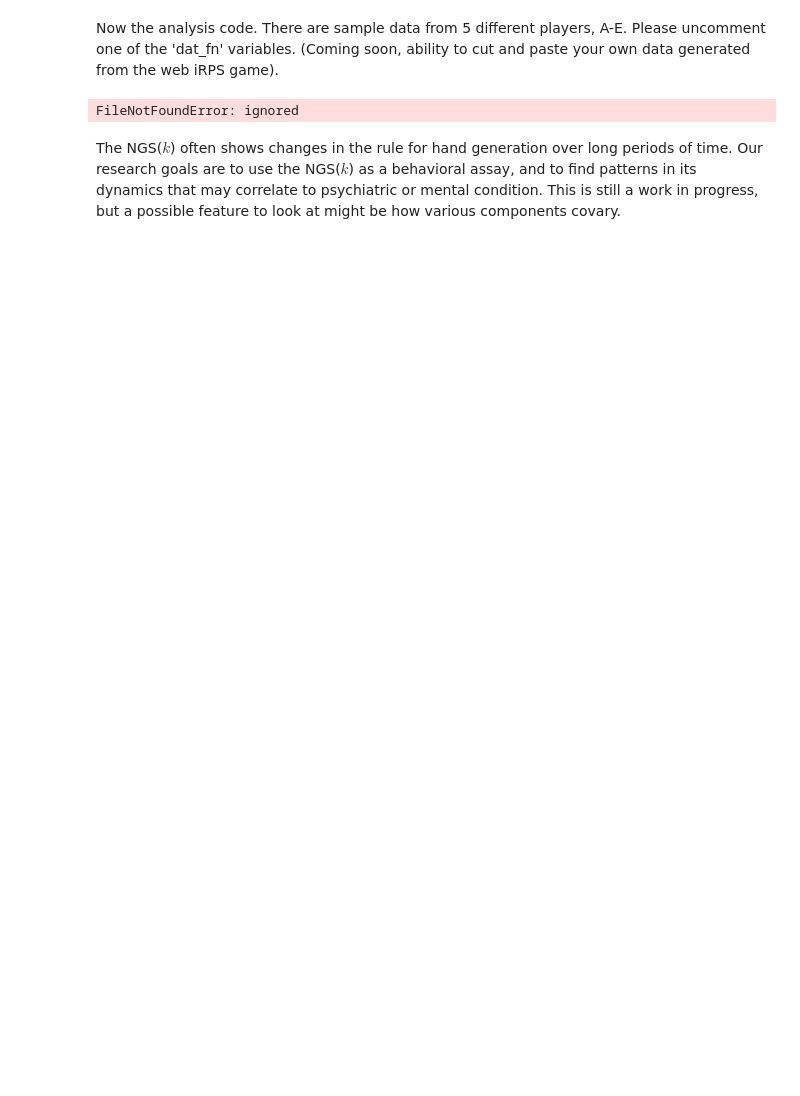
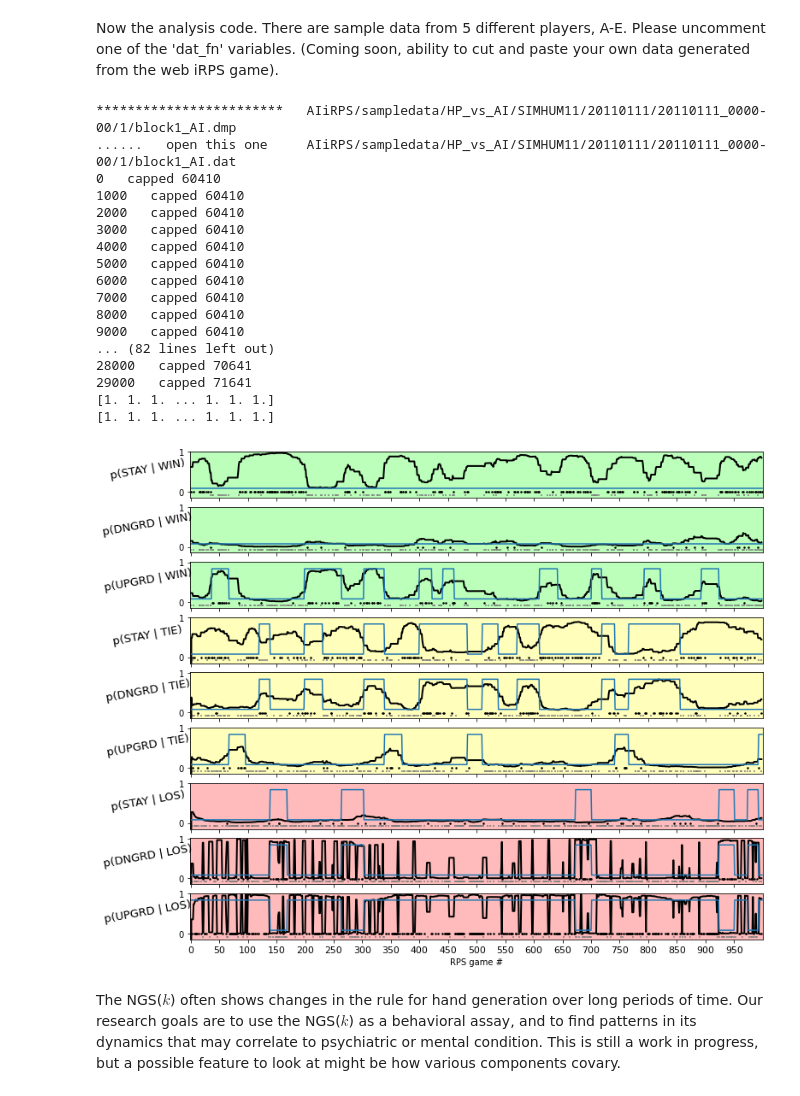
Before and after one commit to AraiKensuke/AIiRPS, a Jupyter notebook: Launch.ipynb, the cells around one changed output. Saved outputs shown, nothing was run; the diff lists cells and outputs as text; code cells hidden in the pictures; blank space fills up the shorter version.

```diff
--- a/Launch.ipynb
+++ b/Launch.ipynb
@@ -390,7 +390,7 @@ for cond in range(3):
         _plt.suptitle("%(df)s  %(sr)s" % {"df" : dat_fn, "sr" : sran})
         """
 
-depickle(s)
+
 sTr = ["STAY", "DNGRD", "UPGRD"]
 sCnd =["WIN", "TIE", "LOS"]
 fig = _plt.figure(figsize=(12, 10.5))
@@ -398,35 +398,59 @@ for iWTL in range(3):
    for iTrn in range(3):
       ax = fig.add_subplot(9, 1, 3*iWTL+iTrn+1)
       if iWTL == 0:
         ax.set_facecolor("#BBFFBB")
       elif iWTL == 1:
         ax.set_facecolor("#FFFFBB")
       elif iWTL == 2:
         ax.set_facecolor("#FFBBBB")
-      if iTrn == 0:  #  stay
+      if iTrn == 0:  #  dn
         tTrans    = _N.where(y_all[conds[iWTL]] == 0)[0]
         tTransOth = _N.where((y_all[conds[iWTL]] == 1) | (y_all[conds[iWTL]] == -1))[0]
-      elif iTrn == 1:  #  dn
+      elif iTrn == 1:  #  STAY
         tTrans    = _N.where(y_all[conds[iWTL]] == -1)[0]
         tTransOth = _N.where((y_all[conds[iWTL]] == 1) | (y_all[conds[iWTL]] == 0))[0]
       elif iTrn == 2:  #  up
         tTrans    = _N.where(y_all[conds[iWTL]] == 1)[0]
         tTransOth = _N.where((y_all[conds[iWTL]] == -1) | (y_all[conds[iWTL]] == 0))[0]
 
       ax.set_ylabel("p(%(trs)s | %(wtl)s)" % {"wtl" : sCnd[iWTL], "trs" : sTr[iTrn]}, rotation=10, labelpad=35, fontsize=13)
       _plt.scatter(conds[iWTL][tTrans]+1, _N.ones(len(tTrans))*-0.01, marker=".", s=9, color="black")
       _plt.scatter(conds[iWTL][tTransOth]+1, _N.ones(len(tTransOth))*-0.08, marker="|", s=6, color="grey")
       _plt.plot(cond_probs[iWTL, iTrn], lw=2, color="black")
+      if iTrn == 0:
+        iTrnDSU = 1
+      elif iTrn == 1:
+        iTrnDSU = 0
+      else:
+        iTrnDSU = iTrn
+      _plt.plot(lmGT["Ts_timeseries"][:, iWTL, iTrnDSU])
       xtcklocs = _N.arange(0, N_all, 50)
       if (iWTL == 2) and (iTrn == 2):
         _plt.xticks(xtcklocs, fontsize=11)
         _plt.xlabel("RPS game #")
       else:
         _plt.xticks(xtcklocs, [''] * len(xtcklocs))
 
       _plt.ylim(-0.15, 1.01)
       _plt.xlim(-1, N_all+1)
 # %% [output]
-FileNotFoundError: ignored
+************************   AIiRPS/sampledata/HP_vs_AI/SIMHUM11/20110111/20110111_0000-00/1/block1_AI.dmp
+......   open this one     AIiRPS/sampledata/HP_vs_AI/SIMHUM11/20110111/20110111_0000-00/1/block1_AI.dat
+0   capped 60410
+1000   capped 60410
+2000   capped 60410
+3000   capped 60410
+4000   capped 60410
+5000   capped 60410
+6000   capped 60410
+7000   capped 60410
+8000   capped 60410
+9000   capped 60410
+... (82 lines left out)
+28000   capped 70641
+29000   capped 71641
+[1. 1. 1. ... 1. 1. 1.]
+[1. 1. 1. ... 1. 1. 1.]
+[figure, added]
 # %% [markdown]
 The NGS($k$) often shows changes in the rule for hand generation over long periods of time.   Our research goals are to use the NGS($k$) as a behavioral assay, and to find patterns in its dynamics that may correlate to psychiatric or mental condition.  This is still a work in progress, but a possible feature to look at might be how various components covary.
```
Also changed, not shown: parts of 3 cells of this notebook.
